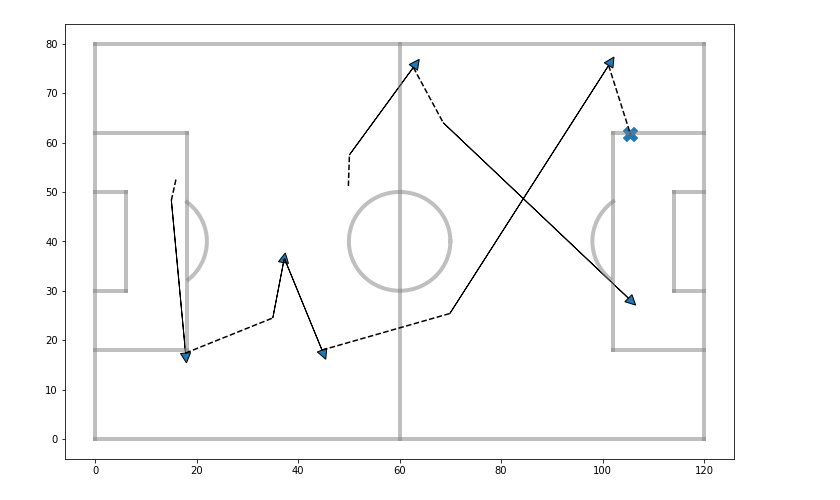
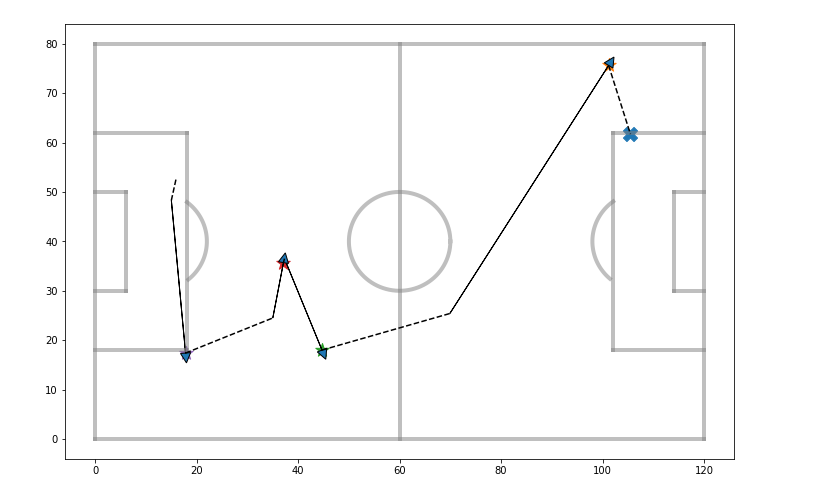
Before and after one commit to RobBlumberg/pass_sequence_eval, a Jupyter notebook: src/pass_sequence_eval.ipynb, the cells around one changed output. Saved outputs shown, nothing was run; the diff lists cells and outputs as text; code cells hidden in the pictures.

Commit message:
Wrote functions to get sequences from graph

```diff
--- a/src/pass_sequence_eval.ipynb
+++ b/src/pass_sequence_eval.ipynb
@@ -34,28 +35,5 @@ events_graph = nx.Graph()
 events_graph.add_nodes_from(events_df.index)
 
 for rows, cols in events_df.iterrows():
-    events_graph.add_edges_from([(rows, x) for x in cols["related events"]])
+    if cols["related events"] != []:
+        events_graph.add_edges_from([(rows, x) for x in cols["related events"] if x in events_df.index])
-# %%
-def get_sequences(event_graph, event_df):
-    all_sequences = []
-    counted_events = set()
-    for event in event_df.index:
-        if event not in counted_events:
-            sequence = np.array(list(dfs_edges(events_graph, event))).flatten()
-            counted_events = counted_events | set(sequence)
-            all_sequences.append(sequence)
-
-    return all_sequences
-
-def clean_sequences(sequence_list):
-    cleaned_sequence_list = []
-    for sequence in sequence_list:
-        cleaned_sequence = []
-        for i in range(1, sequence.shape[0]):
-            if sequence[i] == sequence[i-1]:
-                cleaned_sequence.append(sequence[i])
-        cleaned_sequence_list.append(cleaned_sequence)
-    return cleaned_sequence_list
-
-all_sequences = get_sequences(events_graph, events_df)
-all_sequences_cleaned = clean_sequences(all_sequences);
@@ -62,8 +109,10 @@ all_sequences_cleaned = clean_sequences(all_sequences);
+# %%
+all_sequences = get_sequences(events_graph);
 # %%
 fig, ax = plt.subplots(1, 1, figsize=(120/10, 80/10))
 draw_pitch(axis=ax, rotate=True)
-for sequence in all_sequences_cleaned[0:3]:
+for sequence in all_sequences[2:3]:
     for event in sequence:
         plot_event(events_df=events_df, eventid=event, axis=ax)
 # %% [output]
-[figure, old version]
+[figure, new version]
```
Also changed, not shown: parts of 3 cells of this notebook.
